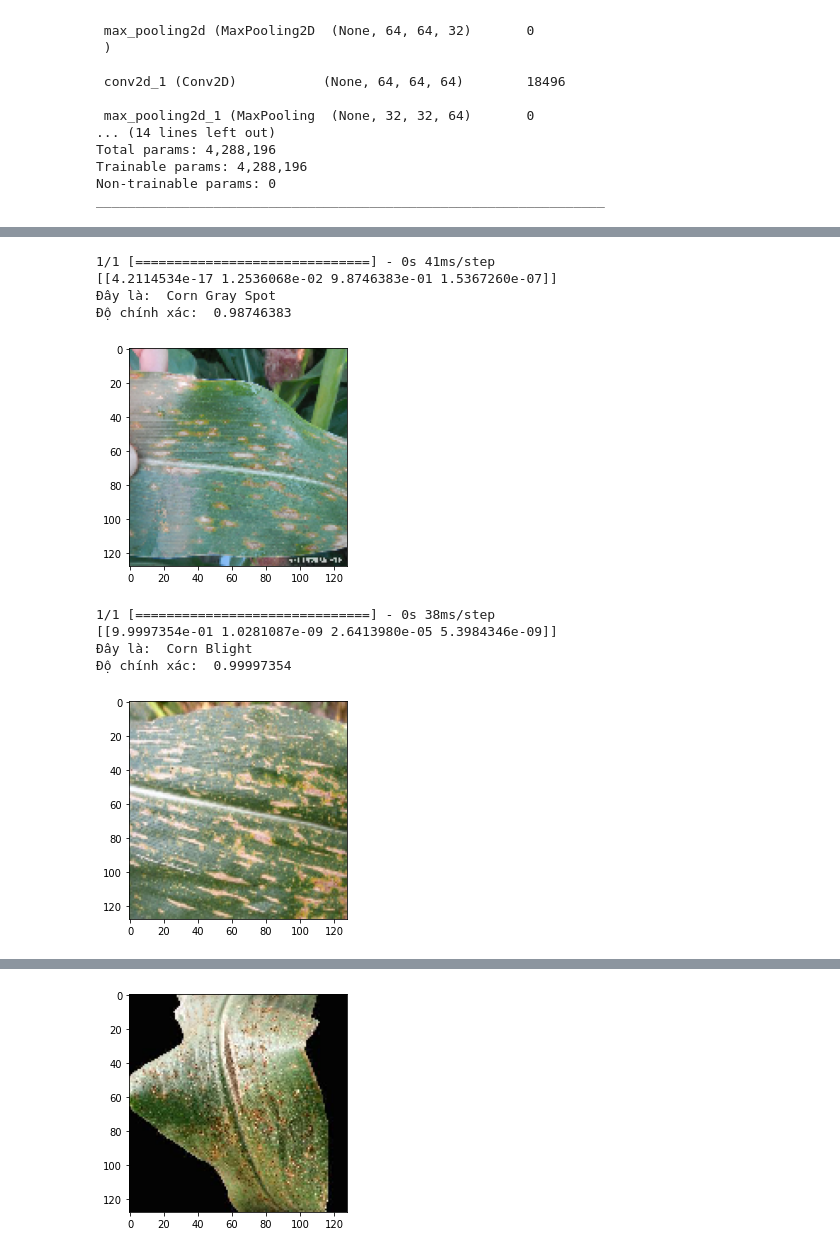
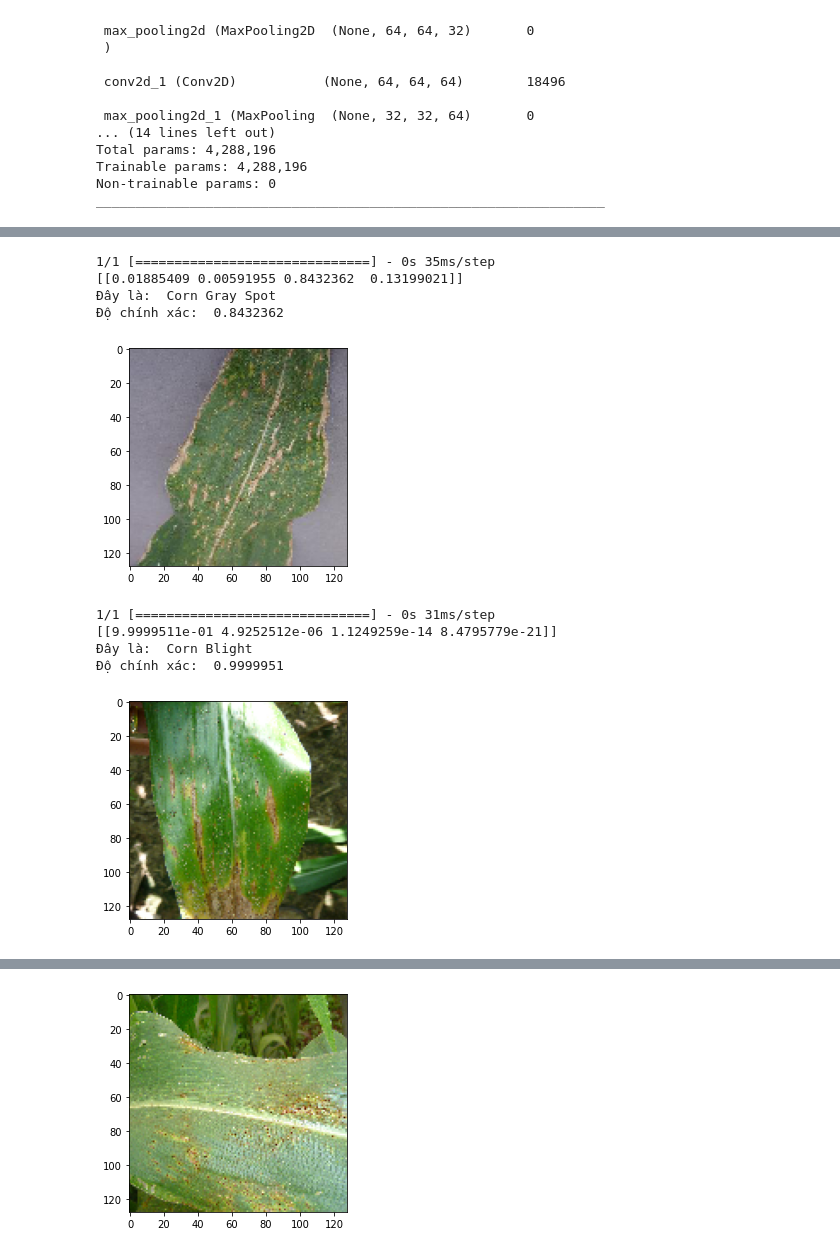
Before and after one commit to Vinh1207/Phan-Cao-Vinh, a Jupyter notebook: NhandienbenhcayngoCNN.ipynb, the cells around one changed output, grey strips where cells are left out. Cells and saved outputs as stored; diff of their text form; code cells hidden in the pictures.

```diff
--- a/NhandienbenhcayngoCNN.ipynb
+++ b/NhandienbenhcayngoCNN.ipynb
@@ -136,7 +148,7 @@ from tensorflow.keras.utils import load_img
 from keras.utils.image_utils import img_to_array
 import numpy as np
 
-url = "/content/drive/MyDrive/NhandienbenhcayngoCNN/Train/Corn Gray Spot/Corn_Gray_Spot (13).jpg"
+url = "/content/drive/MyDrive/NhandienbenhcayngoCNN/Train/Corn Gray Spot/Corn_Gray_Spot (104).JPG"
 img = load_img(url, target_size=(128,128,3))
 plt.imshow(img)
 img = img_to_array(img)
@@ -158,13 +170,13 @@ print(prediction)
 print("Đây là: ", class_names[index])
 print("Độ chính xác: ", max_value)
 # %% [output]
-1/1 [==============================] - 0s 41ms/step
-[[4.2114534e-17 1.2536068e-02 9.8746383e-01 1.5367260e-07]]
+1/1 [==============================] - 0s 35ms/step
+[[0.01885409 0.00591955 0.8432362  0.13199021]]
 Đây là:  Corn Gray Spot
-Độ chính xác:  0.98746383
+Độ chính xác:  0.8432362
-[figure, old version]
+[figure, new version]
 # %%
-url = "/content/drive/MyDrive/NhandienbenhcayngoCNN/Train/Corn Blight/Corn_Blight (15).jpg"
+url = "/content/drive/MyDrive/NhandienbenhcayngoCNN/Train/Corn Blight/Corn_Blight (1138).jpg"
 img = load_img(url, target_size=(128,128,3))
 plt.imshow(img)
 img = img_to_array(img)
@@ -186,13 +198,13 @@ print(prediction)
 print("Đây là: ", class_names[index])
 print("Độ chính xác: ", max_value)
 # %% [output]
-1/1 [==============================] - 0s 38ms/step
-[[9.9997354e-01 1.0281087e-09 2.6413980e-05 5.3984346e-09]]
+1/1 [==============================] - 0s 31ms/step
+[[9.9999511e-01 4.9252512e-06 1.1249259e-14 8.4795779e-21]]
 Đây là:  Corn Blight
-Độ chính xác:  0.99997354
+Độ chính xác:  0.9999951
-[figure, old version]
+[figure, new version]
 # %%
-url = "/content/drive/MyDrive/NhandienbenhcayngoCNN/Train/Corn Common Rust/Corn_Common_Rust (95).JPG"
+url = "/content/drive/MyDrive/NhandienbenhcayngoCNN/Train/Corn Common Rust/Corn_Common_Rust (10).jpg"
 img = load_img(url, target_size=(128,128,3))
 plt.imshow(img)
 img = img_to_array(img)
@@ -219,4 +231,4 @@ print("Độ chính xác: ", max_value)
 Đây là:  Corn Common Rust
 Độ chính xác:  1.0
-[figure, old version]
+[figure, new version]
 # %%
```
Also changed, not shown: parts of 10 cells of this notebook.
